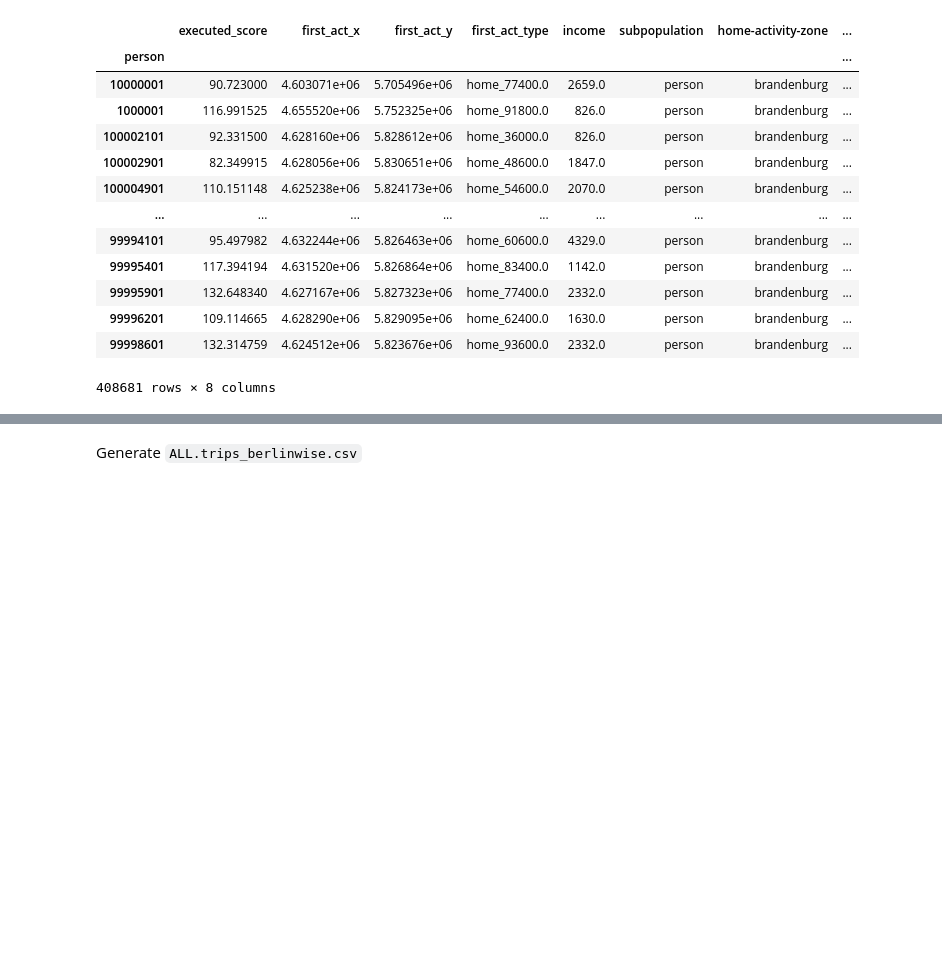
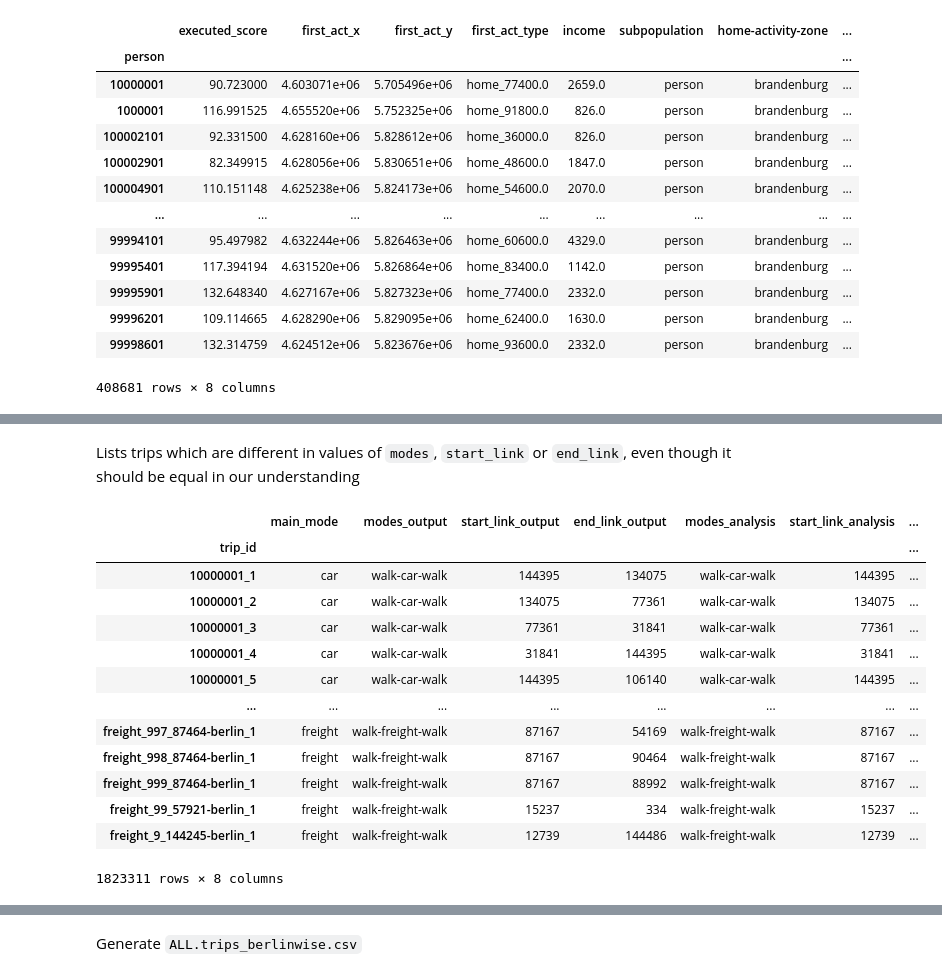
Before and after one commit to unsap/matsim-berlin-homework, a Jupyter notebook: src/main/python/pipeline.ipynb, the cells around one changed output, grey strips where cells are left out. Drawn from its saved outputs; the diff is of its cells as text; code cells hidden in the pictures; blank space fills up the shorter version.

```diff
--- a/src/main/python/pipeline.ipynb
+++ b/src/main/python/pipeline.ipynb
@@ -83,0 +95,24 @@ trips_berlinwise_by_scenario = {scenario: read_trips_berlinwise(path(scenario, "
+# %% [markdown]
+Lists trips which are different in values of `modes`, `start_link` or `end_link`, even though it should be equal in our understanding
+# %%
+joined = trips_by_scenario[BerlinScenario.GR_HS][
+    ["main_mode", "modes", "start_link", "end_link"]].join(
+    trips_berlinwise_by_scenario[BerlinScenario.GR_HS][["modes", "start_link", "end_link", "berlinwise"]],
+    lsuffix="_output", rsuffix="_analysis",
+    how="outer", validate="1:1")
+joined
+# %% [output]
+|  | main_mode | modes_output | start_link_output | end_link_output | modes_analysis | start_link_analysis | ... |
+| trip_id |  |  |  |  |  |  | ... |
+| 10000001_1 | car | walk-car-walk | 144395 | 134075 | walk-car-walk | 144395 | ... |
+| 10000001_2 | car | walk-car-walk | 134075 | 77361 | walk-car-walk | 134075 | ... |
+| 10000001_3 | car | walk-car-walk | 77361 | 31841 | walk-car-walk | 77361 | ... |
+| 10000001_4 | car | walk-car-walk | 31841 | 144395 | walk-car-walk | 31841 | ... |
+| 10000001_5 | car | walk-car-walk | 144395 | 106140 | walk-car-walk | 144395 | ... |
+| ... | ... | ... | ... | ... | ... | ... | ... |
+| freight_997_87464-berlin_1 | freight | walk-freight-walk | 87167 | 54169 | walk-freight-walk | 87167 | ... |
+| freight_998_87464-berlin_1 | freight | walk-freight-walk | 87167 | 90464 | walk-freight-walk | 87167 | ... |
+| freight_999_87464-berlin_1 | freight | walk-freight-walk | 87167 | 88992 | walk-freight-walk | 87167 | ... |
+| freight_99_57921-berlin_1 | freight | walk-freight-walk | 15237 | 334 | walk-freight-walk | 15237 | ... |
+| freight_9_144245-berlin_1 | freight | walk-freight-walk | 12739 | 144486 | walk-freight-walk | 12739 | ... |
+1823311 rows × 8 columns
```
Also changed, not shown: parts of 15 cells of this notebook, 3 other files.
